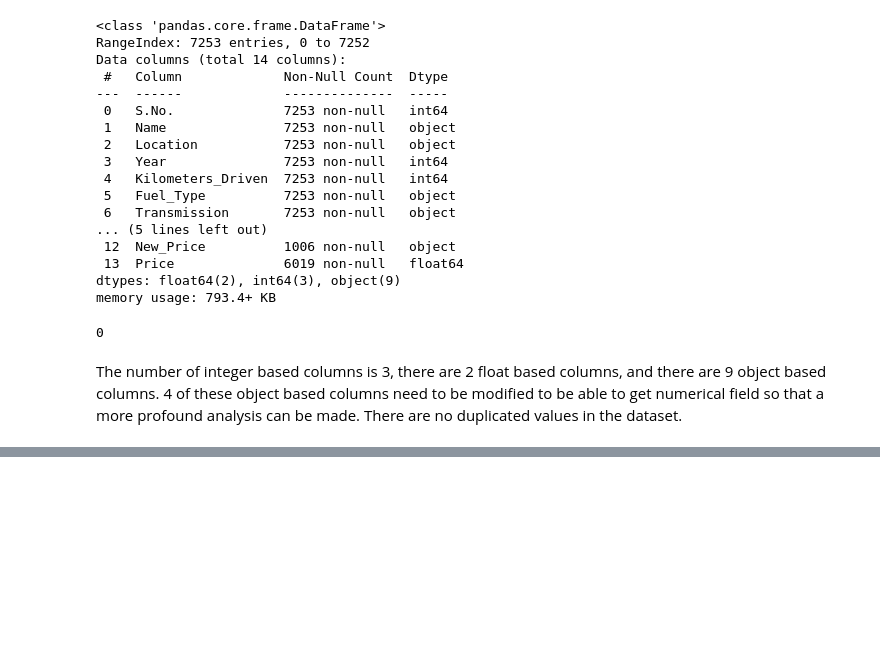
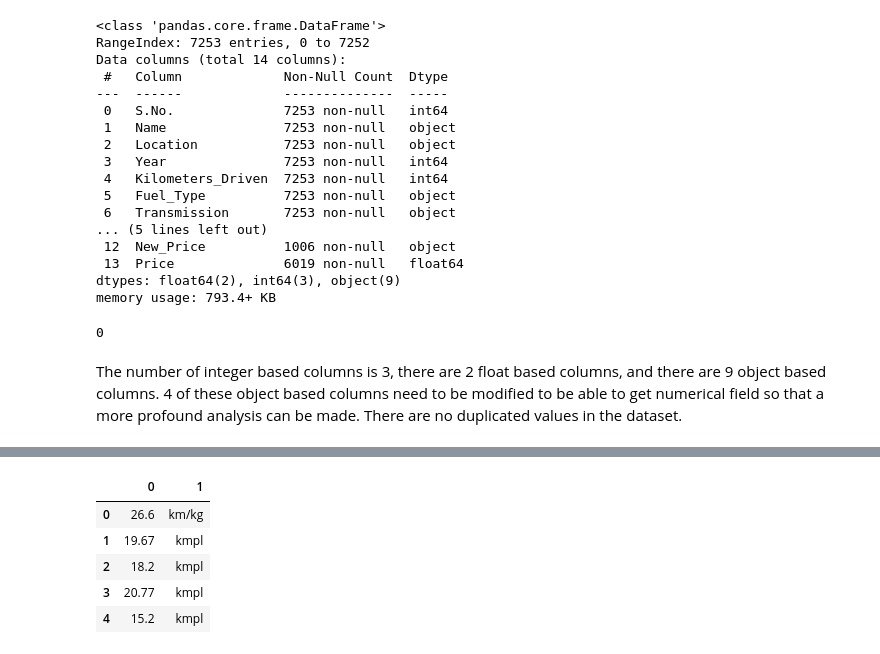
Before and after one commit to Salviz1019/Used-Car-Pricing-Model, a Jupyter notebook: Used Car Model - Supervised Learning.ipynb, the cells around one changed output, grey strips where cells are left out. Cells and saved outputs as stored; diff of their text form; code cells hidden in the pictures; blank space fills up the shorter version.

```diff
--- a/Used Car Model - Supervised Learning.ipynb
+++ b/Used Car Model - Supervised Learning.ipynb
@@ -80,0 +89,10 @@ The number of integer based columns is 3, there are 2 float based columns, and t
+# %%
+db_mileage = db["Mileage"].str.split(" ",expand = True)
+db_mileage.head()
+# %% [output]
+|  | 0 | 1 |
+| 0 | 26.6 | km/kg |
+| 1 | 19.67 | kmpl |
+| 2 | 18.2 | kmpl |
+| 3 | 20.77 | kmpl |
+| 4 | 15.2 | kmpl |
```
Also changed, not shown: parts of 9 cells of this notebook.
